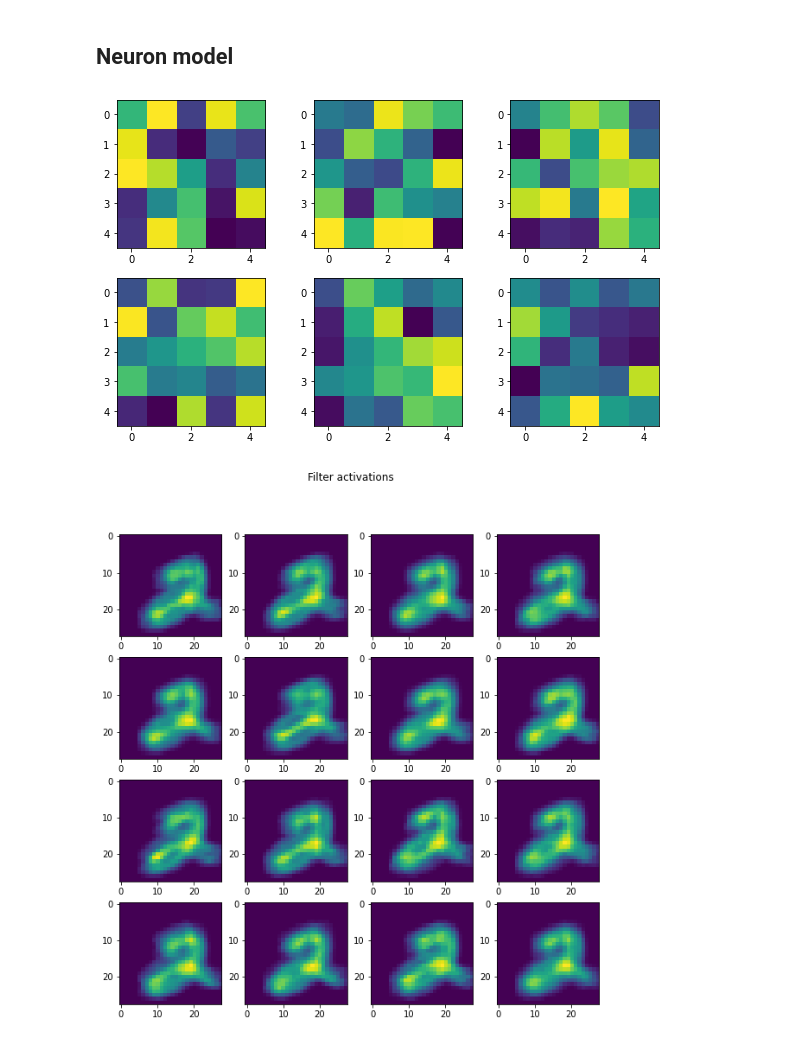
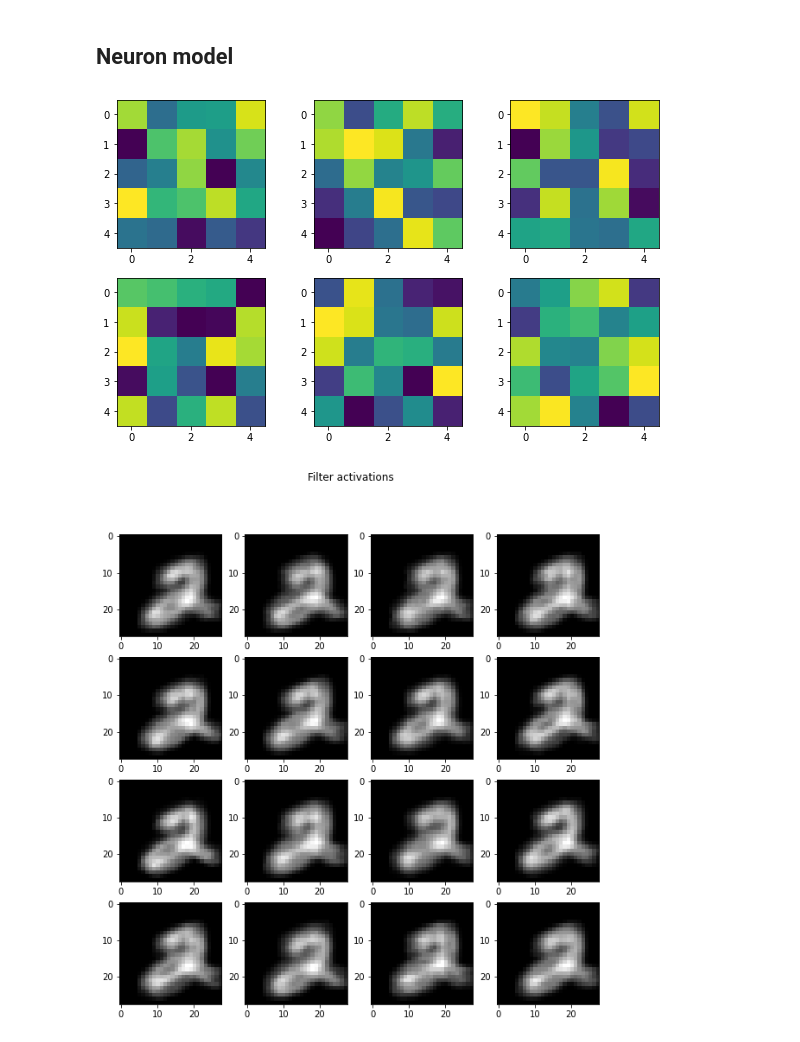
Before and after one commit to nnistelrooij/NeuroComp, a Jupyter notebook: Patch Conv Filters.ipynb, the cells around one changed output. Saved outputs shown, nothing was run; the diff lists cells and outputs as text; code cells hidden in the pictures.

```diff
--- a/Patch Conv Filters.ipynb
+++ b/Patch Conv Filters.ipynb
@@ -82,13 +82,13 @@ class LIFEnsemble:
 
     def step(self, pixels):
         self.input_current = self.exc_weights @ pixels - self.inh_weights @ self.spikes[-1]
-        self.membrane_potential += self.input_current - self.membrane_potential
+        self.membrane_potential += self.input_current
 
-        self.spikes.append(self.membrane_potential > self.thresholds)
+        self.spikes.append(self.membrane_potential >= self.thresholds)
         self.membrane_potential *= ~self.spikes[-1]
 
     def update(self, pixels):
-        n_i = np.stack(self.spikes[1:]).sum(0)
+        n_i = np.stack(self.spikes).sum(0)
 
         self.inh_weights += self.alpha * (np.outer(n_i, n_i) - self.rho**2)
         self.inh_weights[np.diag_indices_from(self.inh_weights)] = 0
@@ -116,16 +116,18 @@ def plot_activations(ensemble, sample_image):
                 activation = ensemble.exc_weights[filter_idx] @ image_padded[i:i + 5, j:j + 5].reshape(25)
                 image_activations[i, j] = activation
 
-        axs[filter_idx // 4][filter_idx % 4].imshow(image_activations)
+        image_activations -= image_activations.min()
+        image_activations /= image_activations.max()
+        axs[filter_idx // 4][filter_idx % 4].imshow(image_activations, cmap='gray')
 
     fig.suptitle('Filter activations')
     plt.show()
 # %%
 ensemble = LIFEnsemble(25, 16)
-plot_activations(ensemble, train_images[5])
+plot_activations(ensemble, train_images[5] / 255)
 # %% [output]
-[figure, old version]
+[figure, new version]
-[figure, old version]
+[figure, new version]
 # %%
 ensemble = LIFEnsemble(25, 16)
 for image in tqdm(train_images[:100]):
```
Also changed, not shown: parts of 8 cells of this notebook.
